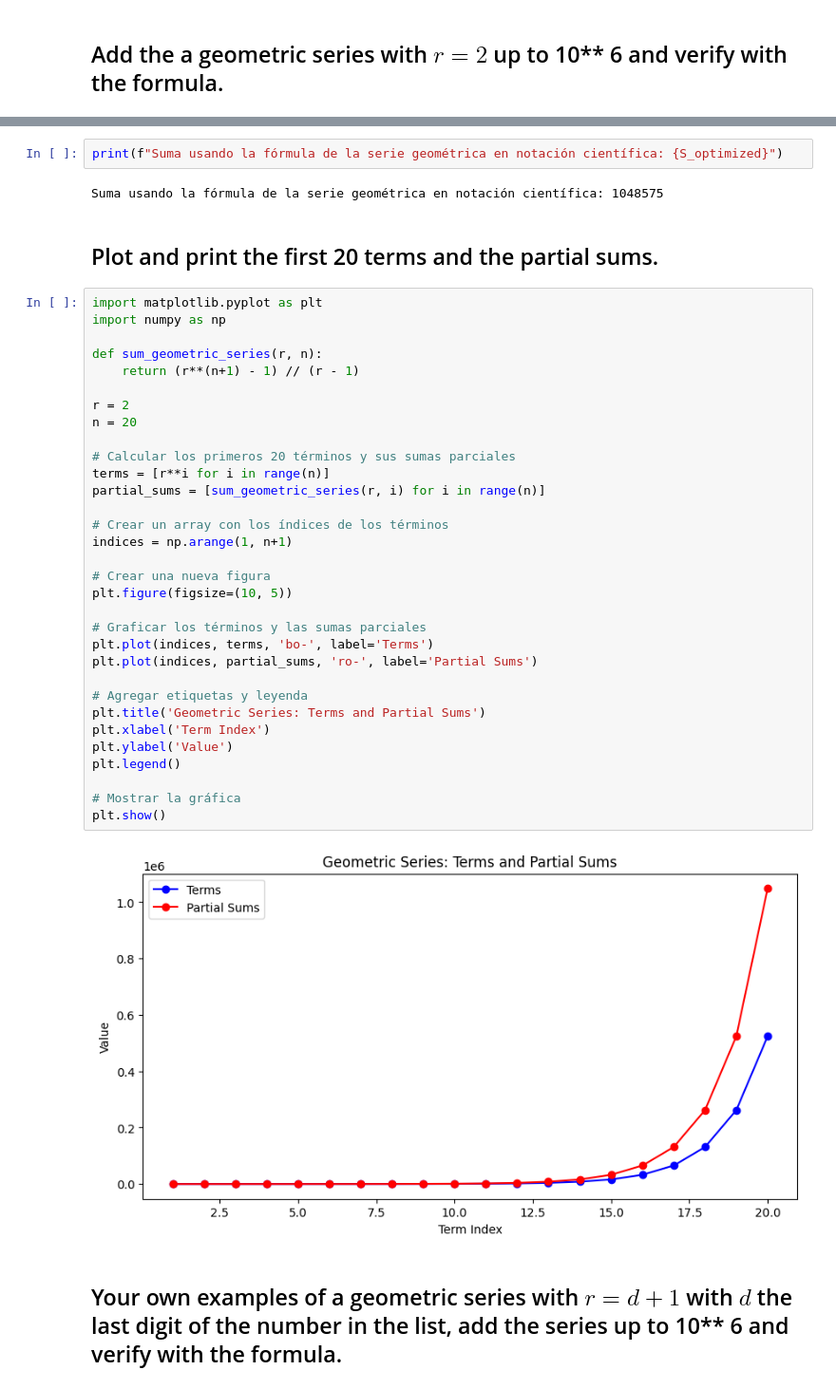
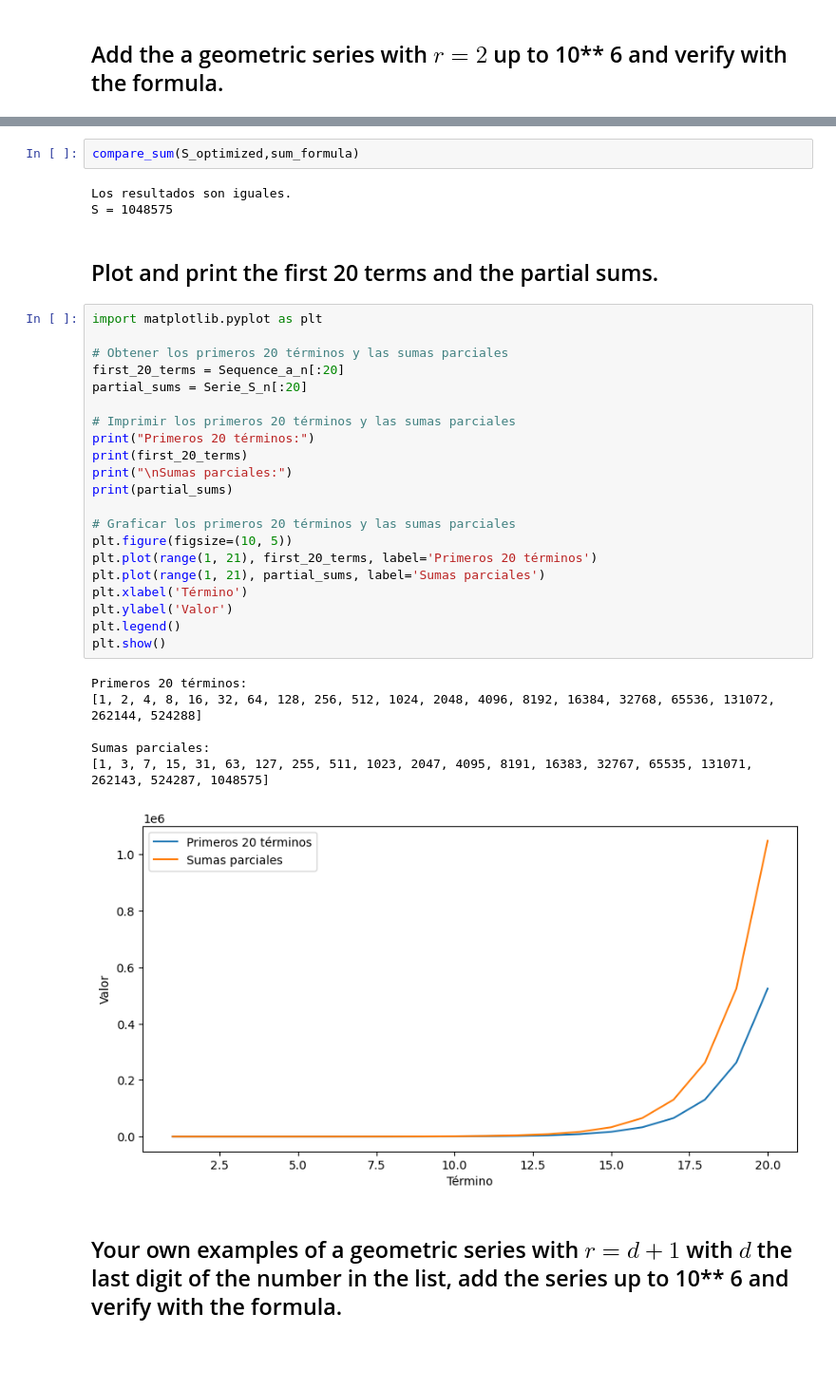
Before and after one commit to lpedraoss/Algorithm-labs, a Jupyter notebook: Laboratorio1/lpedraos_lab1.ipynb, the cells around one changed output, grey strips where cells are left out. Shown at 95% size. Drawn from its saved outputs; the diff is of its cells as text; blank space fills up the shorter version.

```diff
--- a/Laboratorio1/lpedraos_lab1.ipynb
+++ b/Laboratorio1/lpedraos_lab1.ipynb
@@ -381,43 +377,38 @@ S = 1048575
-# %%
-print(f"Suma usando la fórmula de la serie geométrica en notación científica: {S_optimized}")
-# %% [output]
-Suma usando la fórmula de la serie geométrica en notación científica: 1048575
+# %%
+compare_sum(S_optimized,sum_formula)
+# %% [output]
+Los resultados son iguales.
+S = 1048575
 # %% [markdown]
 ## Plot and  print the first 20 terms and the partial sums.
-# %%
-import matplotlib.pyplot as plt
-import numpy as np
-
-def sum_geometric_series(r, n):
-    return (r**(n+1) - 1) // (r - 1)
-
-r = 2
-n = 20
-
-# Calcular los primeros 20 términos y sus sumas parciales
-terms = [r**i for i in range(n)]
-partial_sums = [sum_geometric_series(r, i) for i in range(n)]
-
-# Crear un array con los índices de los términos
-indices = np.arange(1, n+1)
-
-# Crear una nueva figura
-plt.figure(figsize=(10, 5))
-
-# Graficar los términos y las sumas parciales
-plt.plot(indices, terms, 'bo-', label='Terms')
-plt.plot(indices, partial_sums, 'ro-', label='Partial Sums')
-
-# Agregar etiquetas y leyenda
-plt.title('Geometric Series: Terms and Partial Sums')
-plt.xlabel('Term Index')
-plt.ylabel('Value')
-plt.legend()
-
-# Mostrar la gráfica
-plt.show()
-# %% [output]
-[figure, removed]
+# %%
+import matplotlib.pyplot as plt
+
+# Obtener los primeros 20 términos y las sumas parciales
+first_20_terms = Sequence_a_n[:20]
+partial_sums = Serie_S_n[:20]
+
+# Imprimir los primeros 20 términos y las sumas parciales
+print("Primeros 20 términos:")
+print(first_20_terms)
+print("\nSumas parciales:")
+print(partial_sums)
+
+# Graficar los primeros 20 términos y las sumas parciales
+plt.figure(figsize=(10, 5))
+plt.plot(range(1, 21), first_20_terms, label='Primeros 20 términos')
+plt.plot(range(1, 21), partial_sums, label='Sumas parciales')
+plt.xlabel('Término')
+plt.ylabel('Valor')
+plt.legend()
+plt.show()
+# %% [output]
+Primeros 20 términos:
+[1, 2, 4, 8, 16, 32, 64, 128, 256, 512, 1024, 2048, 4096, 8192, 16384, 32768, 65536, 131072, 262144, 524288]
+
+Sumas parciales:
+[1, 3, 7, 15, 31, 63, 127, 255, 511, 1023, 2047, 4095, 8191, 16383, 32767, 65535, 131071, 262143, 524287, 1048575]
+[figure, added]
 # %% [markdown]
 ## Your own examples of a geometric series with  $r =d+1$ with $d$  the last digit of the number in the list, add the series up to 10** 6 and verify with the formula.
 # %%
```
Also changed, not shown: parts of 1 cell of this notebook.
